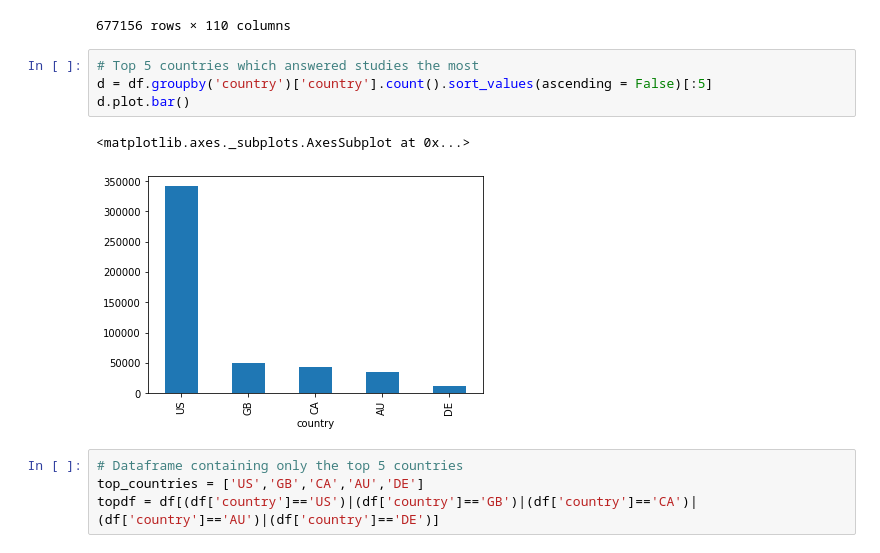
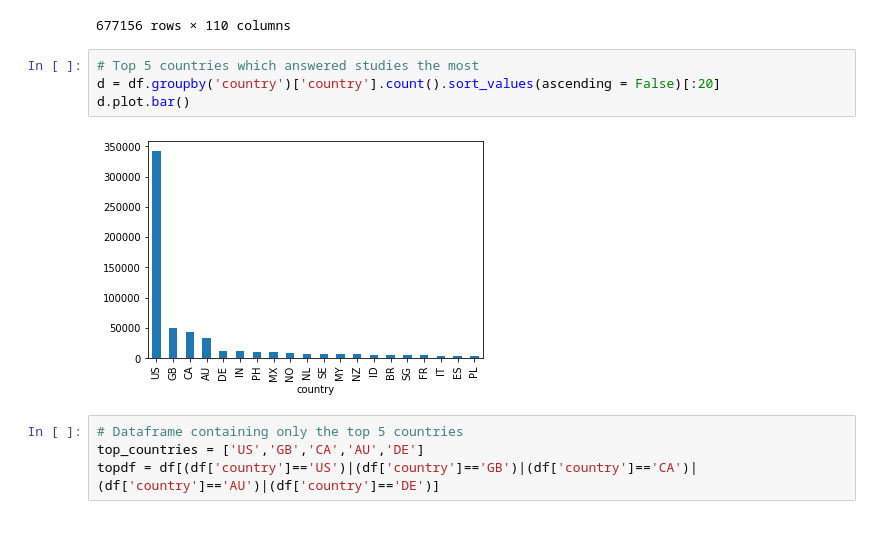
Before and after one commit to com-480-data-visualization/com-480-project-tadaviz, a Jupyter notebook: preprocessing.ipynb, the cells around one changed output. Cells and saved outputs as stored; diff of their text form.

```diff
--- a/preprocessing.ipynb
+++ b/preprocessing.ipynb
@@ -236,11 +227,10 @@ df
 677156 rows × 110 columns
 # %%
 # Top 5 countries which answered studies the most
-d = df.groupby('country')['country'].count().sort_values(ascending = False)[:5]
+d = df.groupby('country')['country'].count().sort_values(ascending = False)[:20]
 d.plot.bar()
 # %% [output]
-<matplotlib.axes._subplots.AxesSubplot at 0x...>
-[figure, old version]
+[figure, new version]
 # %%
 # Dataframe containing only the top 5 countries
 top_countries = ['US','GB','CA','AU','DE']
```
Also changed, not shown: parts of 7 cells of this notebook, 1 other file.
